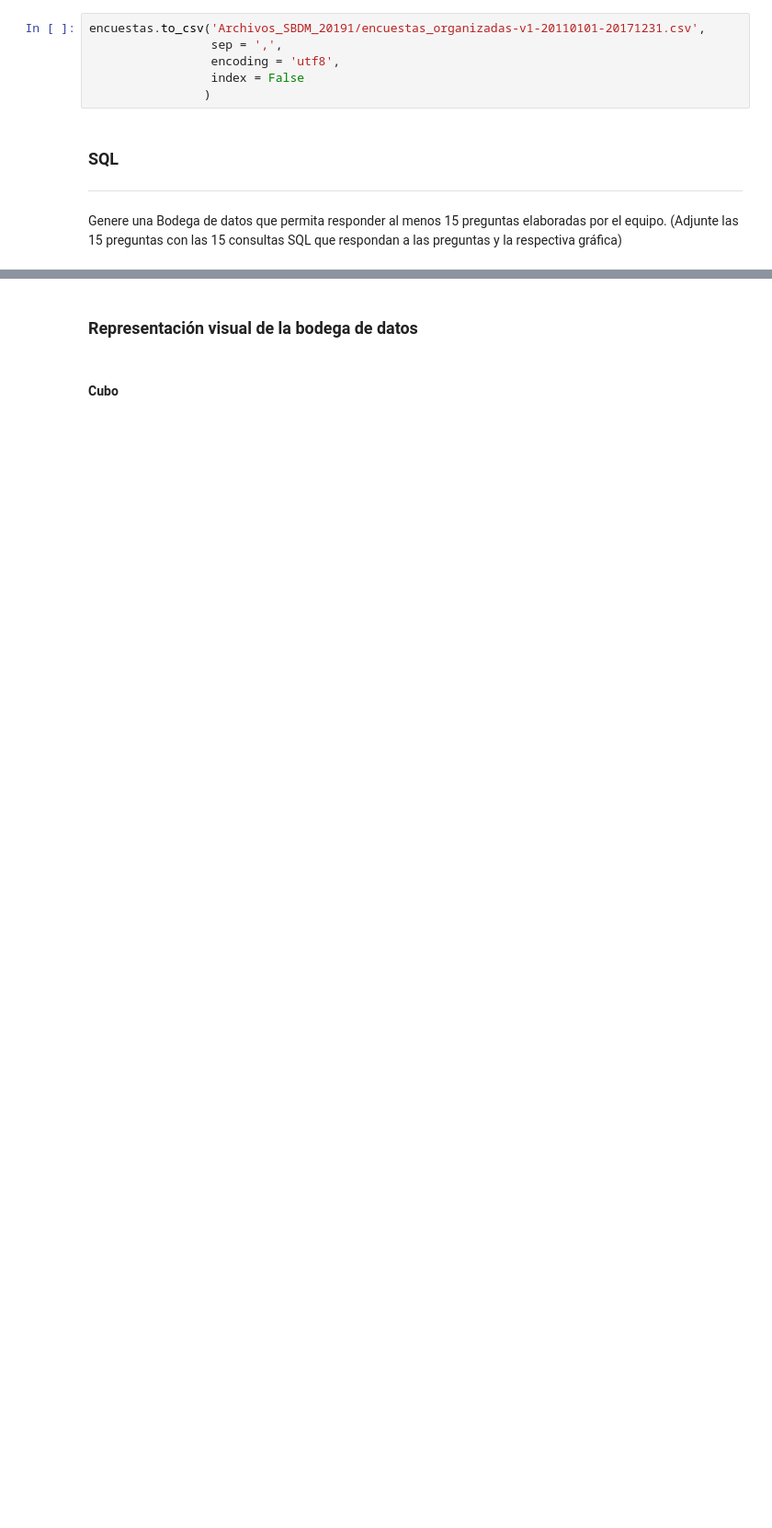
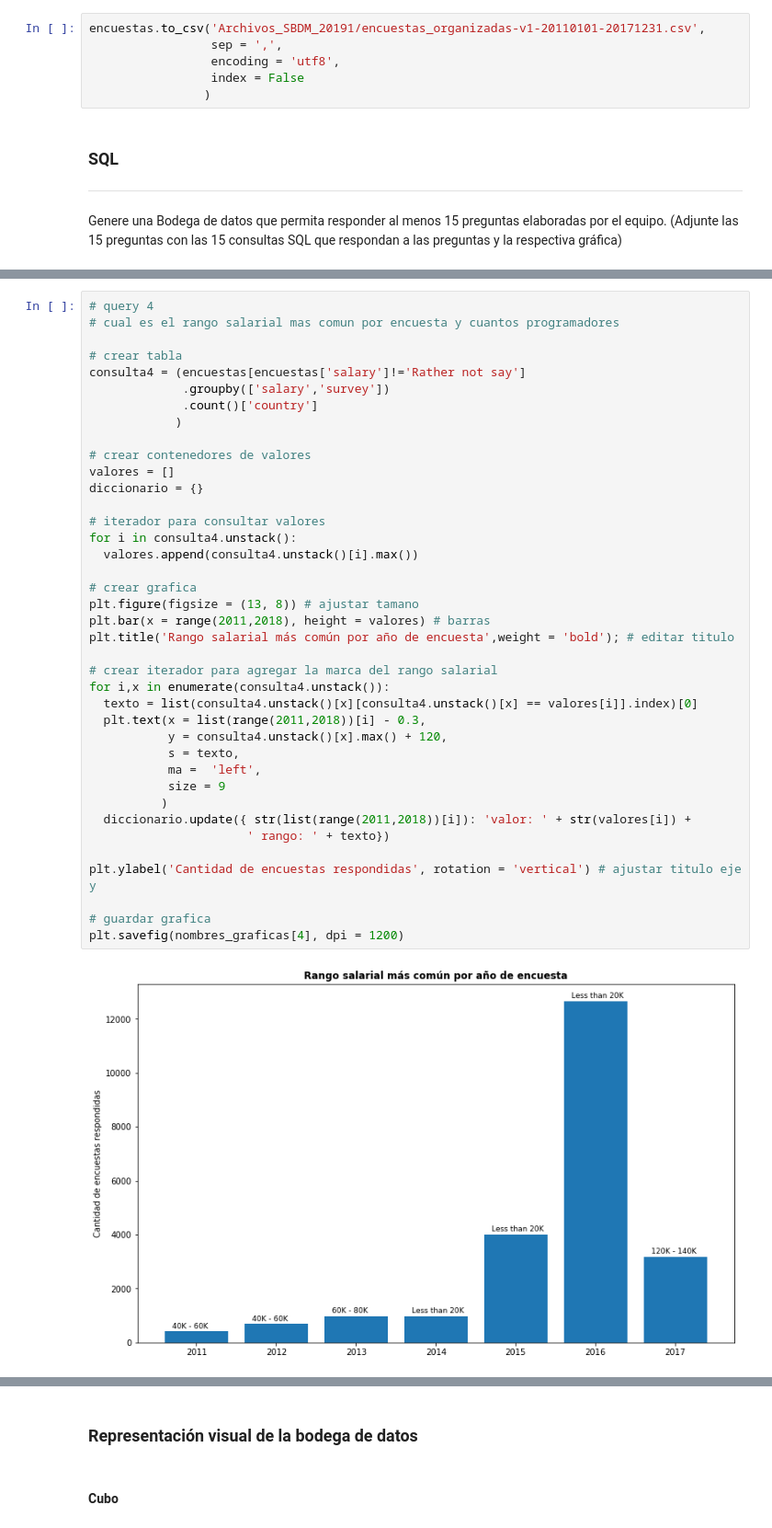
Before and after one commit to Juapatral/encuestas-stack-overflow, a Jupyter notebook: trabajo_final_sbdm_20191.ipynb, the cells around one changed output, grey strips where cells are left out. Shown at 92% size. Drawn from its saved outputs; the diff is of its cells as text; blank space fills up the shorter version.

```diff
--- a/trabajo_final_sbdm_20191.ipynb
+++ b/trabajo_final_sbdm_20191.ipynb
@@ -1165,0 +851,41 @@ plt.savefig('Archivos_SBDM_20191/query15.PNG', bbox_inches = Bbox([[-1,0],[6,6]]
+# %%
+# query 4
+# cual es el rango salarial mas comun por encuesta y cuantos programadores
+
+# crear tabla
+consulta4 = (encuestas[encuestas['salary']!='Rather not say']
+             .groupby(['salary','survey'])
+             .count()['country']
+            )
+
+# crear contenedores de valores
+valores = []
+diccionario = {}
+
+# iterador para consultar valores
+for i in consulta4.unstack():
+  valores.append(consulta4.unstack()[i].max())
+
+# crear grafica
+plt.figure(figsize = (13, 8)) # ajustar tamano
+plt.bar(x = range(2011,2018), height = valores) # barras
+plt.title('Rango salarial más común por año de encuesta',weight = 'bold'); # editar titulo
+
+# crear iterador para agregar la marca del rango salarial
+for i,x in enumerate(consulta4.unstack()):
+  texto = list(consulta4.unstack()[x][consulta4.unstack()[x] == valores[i]].index)[0]
+  plt.text(x = list(range(2011,2018))[i] - 0.3,
+           y = consulta4.unstack()[x].max() + 120,
+           s = texto,
+           ma =  'left',
+           size = 9
+          )
+  diccionario.update({ str(list(range(2011,2018))[i]): 'valor: ' + str(valores[i]) +
+                      ' rango: ' + texto})
+
+plt.ylabel('Cantidad de encuestas respondidas', rotation = 'vertical') # ajustar titulo eje y
+
+# guardar grafica
+plt.savefig(nombres_graficas[4], dpi = 1200)
+# %% [output]
+[figure, added]
```
Also changed, not shown: parts of 52 cells of this notebook.
